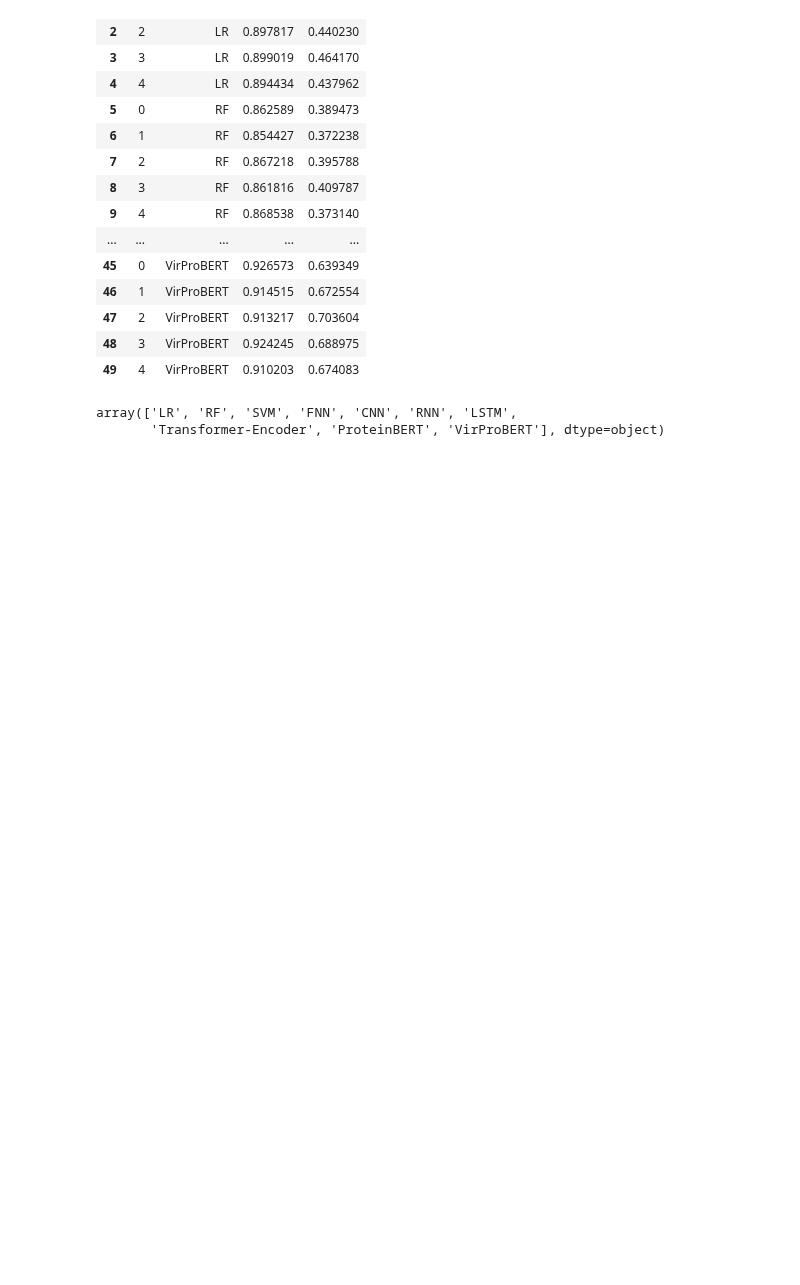
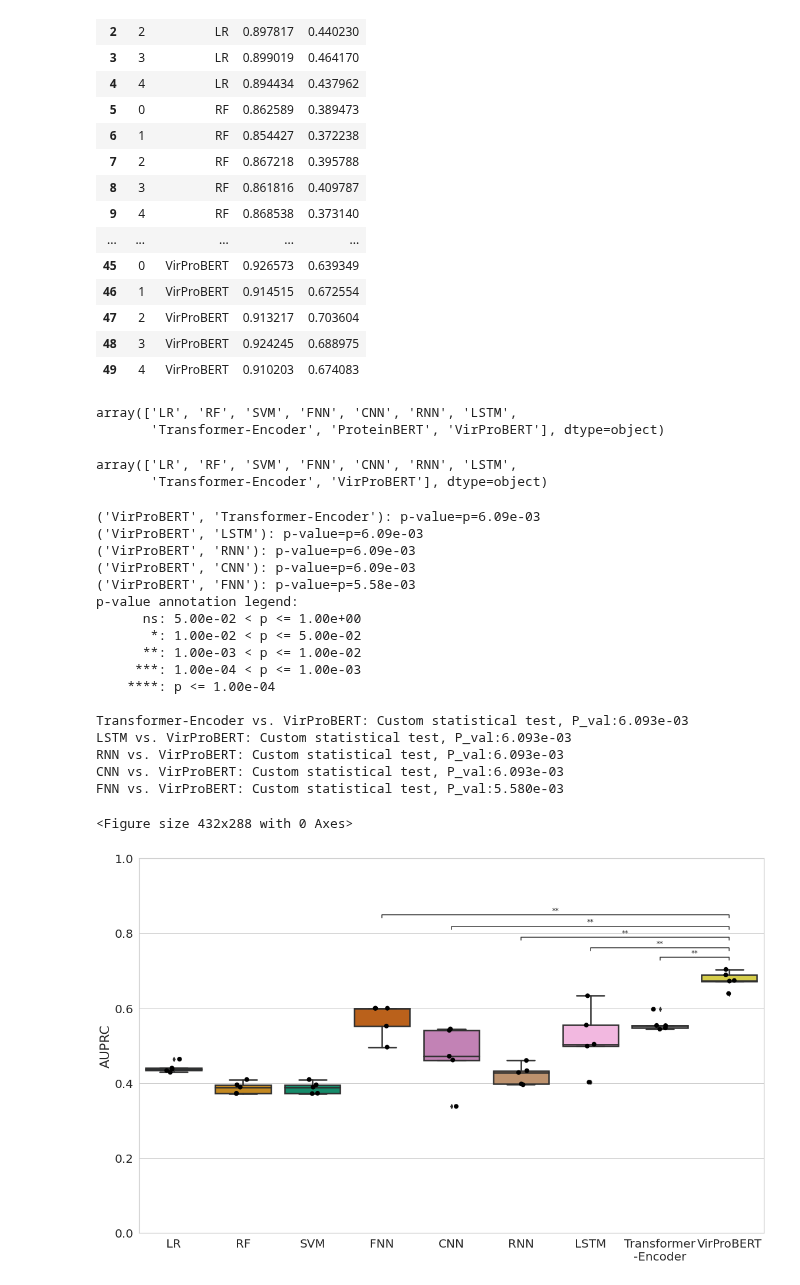
Before and after one commit to NSF-COMPASS-Center/HAVEN, a Jupyter notebook: src/jupyter_notebooks/results-analysis/uniref90/uniref90_embl_all_models_auprc_stats_analysis.ipynb, the cells around one changed output. Drawn from its saved outputs; the diff is of its cells as text; code cells hidden in the pictures; blank space fills up the shorter version.

```diff
--- a/src/jupyter_notebooks/results-analysis/uniref90/uniref90_embl_all_models_auprc_stats_analysis.ipynb
+++ b/src/jupyter_notebooks/results-analysis/uniref90/uniref90_embl_all_models_auprc_stats_analysis.ipynb
@@ -129,2 +133,7 @@ sub_df = df[df["experiment"].isin(["LR", "RF", "SVM", "FNN", "CNN", "RNN", "LSTM
 sub_df = sub_df.replace({"experiment": {"Hybd-sl256st64-CLS-vs30-AE-BN": "VirProBERT"}})
+# %%
+sub_df["experiment"].unique()
+# %% [output]
+array(['LR', 'RF', 'SVM', 'FNN', 'CNN', 'RNN', 'LSTM',
+       'Transformer-Encoder', 'VirProBERT'], dtype=object)
 # %%
@@ -203,2 +203,24 @@ def plot_boxplot_w_stat_tests(df, metric, location, ylim):
     plt.show()
+# %%
+plot_boxplot_w_stat_tests(sub_df, "auprc", pairs, location="inside", ylim=(0, 1))
+# %% [output]
+('VirProBERT', 'Transformer-Encoder'): p-value=p=6.09e-03
+('VirProBERT', 'LSTM'): p-value=p=6.09e-03
+('VirProBERT', 'RNN'): p-value=p=6.09e-03
+('VirProBERT', 'CNN'): p-value=p=6.09e-03
+('VirProBERT', 'FNN'): p-value=p=5.58e-03
+p-value annotation legend:
+      ns: 5.00e-02 < p <= 1.00e+00
+       *: 1.00e-02 < p <= 5.00e-02
+      **: 1.00e-03 < p <= 1.00e-02
+     ***: 1.00e-04 < p <= 1.00e-03
+    ****: p <= 1.00e-04
+
+Transformer-Encoder vs. VirProBERT: Custom statistical test, P_val:6.093e-03
+LSTM vs. VirProBERT: Custom statistical test, P_val:6.093e-03
+RNN vs. VirProBERT: Custom statistical test, P_val:6.093e-03
+CNN vs. VirProBERT: Custom statistical test, P_val:6.093e-03
+FNN vs. VirProBERT: Custom statistical test, P_val:5.580e-03
+<Figure size 432x288 with 0 Axes>
+[figure, added]
 # %%
```
Also changed, not shown: parts of 5 cells of this notebook, 4 other files.
